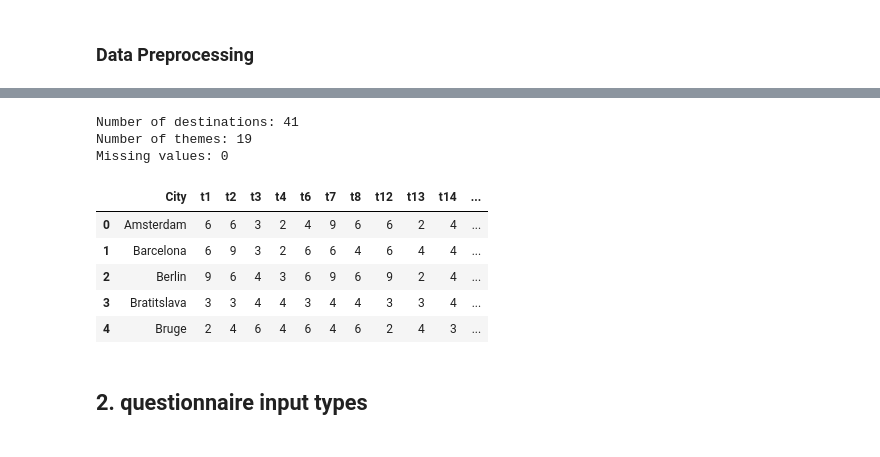
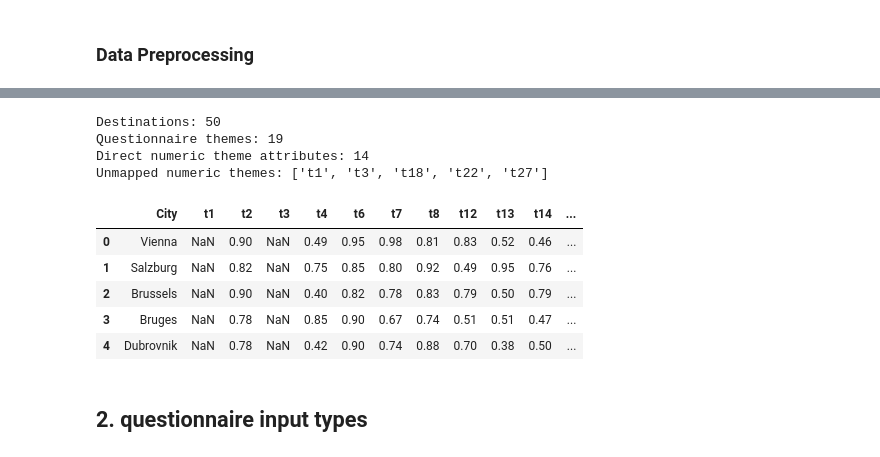
Before and after one commit to IBURTS/Fuzzy_Set_1_Projet, a Jupyter notebook: Sillage_fuzzy_model_evaluation.ipynb, the cells around one changed output, grey strips where cells are left out. Saved outputs shown, nothing was run; the diff lists cells and outputs as text; code cells hidden in the pictures.

```diff
--- a/Sillage_fuzzy_model_evaluation.ipynb
+++ b/Sillage_fuzzy_model_evaluation.ipynb
@@ -39,40 +25,56 @@ Note: you may need to restart the kernel to use updated packages.
 # %%
 import numpy as np
 import pandas as pd
 
-# Load our dataset
-cities = pd.read_csv("Cities.csv")
+DATA_FILE = "european_city_destination_dataset_prototype.csv"
+cities = pd.read_csv(DATA_FILE).rename(columns={"city": "City"})
+assert cities["City"].is_unique
+assert len(cities) == 50, f"Unexpected destination count: {len(cities)}"
 
-# Themes with at least one questionnaire question
-selected_themes = [
-    1, 2, 3, 4, 6, 7, 8, 12, 13, 14,
-    17, 18, 19, 20, 21, 22, 23, 24, 27
-]
+# Exactly the 19 themes having at least one question.
+selected_themes = [1,2,3,4,6,7,8,12,13,14,17,18,19,20,21,22,23,24,27]
+selected_columns = [f"t{t}" for t in selected_themes]
 
-selected_columns = [
-    f"t{theme}" for theme in selected_themes
-]
+# A mapping, NOT a claim that all questionnaire themes are directly observed.
+# t1 (change of scenery) depends on the user's home location; the dataset cannot encode it.
+# t3 (choice of local-life vs tourist activities) cannot be inferred from one authenticity score.
+# t18 is evaluated with trip-cost proxy rather than a quality score.
+# t27 shared experience TYPES are not recorded; the generic score is insufficient.
+THEME_TO_ATTRIBUTE = {
+    "t1": None, "t2": "gastronomy", "t3": None,
+    "t4": "relaxation_opportunities", "t6": "must_see_landmarks",
+    "t7": "infrastructure_quality", "t8": "water_hygiene_conditions",
+    "t12": "unique_experiences", "t13": "landscape_quality",
+    "t14": "travel_pace_variety", "t17": "spontaneity_friendliness",
+    "t18": None, "t19": "safety", "t20": "healthcare_accessibility",
+    "t21": "accommodation_comfort_range", "t22": None,
+    "t23": "transport_accessibility", "t24": "adventure_sports_opportunities",
+    "t27": None,
+}
 
-# We keep only relevant criteria
-cities_selected = cities[
-    ["City"] + selected_columns
-].copy()
+for theme, field in THEME_TO_ATTRIBUTE.items():
+    cities[theme] = pd.to_numeric(cities[field], errors="coerce") if field else np.nan
 
-print("Number of destinations:", len(cities_selected))
-print("Number of themes:", len(selected_columns))
-print("Missing values:", cities_selected.isna().sum().sum())
-
+cities_selected = cities[["City"] + selected_columns].copy()
+measured = [t for t in selected_columns if THEME_TO_ATTRIBUTE[t] is not None]
+assert cities[measured].apply(lambda col: col.dropna().between(0, 1).all()).all()
+assert cities["data_status"].eq("SYNTHETIC_PLACEHOLDER").all()
+print("Destinations:", len(cities_selected))
+print("Questionnaire themes:", len(selected_columns))
+print("Direct numeric theme attributes:", len(measured))
+print("Unmapped numeric themes:", [t for t in selected_columns if t not in measured])
 display(cities_selected.head())
 # %% [output]
-Number of destinations: 41
-Number of themes: 19
-Missing values: 0
+Destinations: 50
+Questionnaire themes: 19
+Direct numeric theme attributes: 14
+Unmapped numeric themes: ['t1', 't3', 't18', 't22', 't27']
 |  | City | t1 | t2 | t3 | t4 | t6 | t7 | t8 | t12 | t13 | t14 | ... |
-| 0 | Amsterdam | 6 | 6 | 3 | 2 | 4 | 9 | 6 | 6 | 2 | 4 | ... |
-| 1 | Barcelona | 6 | 9 | 3 | 2 | 6 | 6 | 4 | 6 | 4 | 4 | ... |
-| 2 | Berlin | 9 | 6 | 4 | 3 | 6 | 9 | 6 | 9 | 2 | 4 | ... |
-| 3 | Bratitslava | 3 | 3 | 4 | 4 | 3 | 4 | 4 | 3 | 3 | 4 | ... |
-| 4 | Bruge | 2 | 4 | 6 | 4 | 6 | 4 | 6 | 2 | 4 | 3 | ... |
+| 0 | Vienna | NaN | 0.90 | NaN | 0.49 | 0.95 | 0.98 | 0.81 | 0.83 | 0.52 | 0.46 | ... |
+| 1 | Salzburg | NaN | 0.82 | NaN | 0.75 | 0.85 | 0.80 | 0.92 | 0.49 | 0.95 | 0.76 | ... |
+| 2 | Brussels | NaN | 0.90 | NaN | 0.40 | 0.82 | 0.78 | 0.83 | 0.79 | 0.50 | 0.79 | ... |
+| 3 | Bruges | NaN | 0.78 | NaN | 0.85 | 0.90 | 0.67 | 0.74 | 0.51 | 0.51 | 0.47 | ... |
+| 4 | Dubrovnik | NaN | 0.78 | NaN | 0.42 | 0.90 | 0.74 | 0.88 | 0.70 | 0.38 | 0.50 | ... |
 # %% [markdown]
 ## 2. questionnaire input types
 # %%
```
Also changed, not shown: parts of 24 cells of this notebook.
